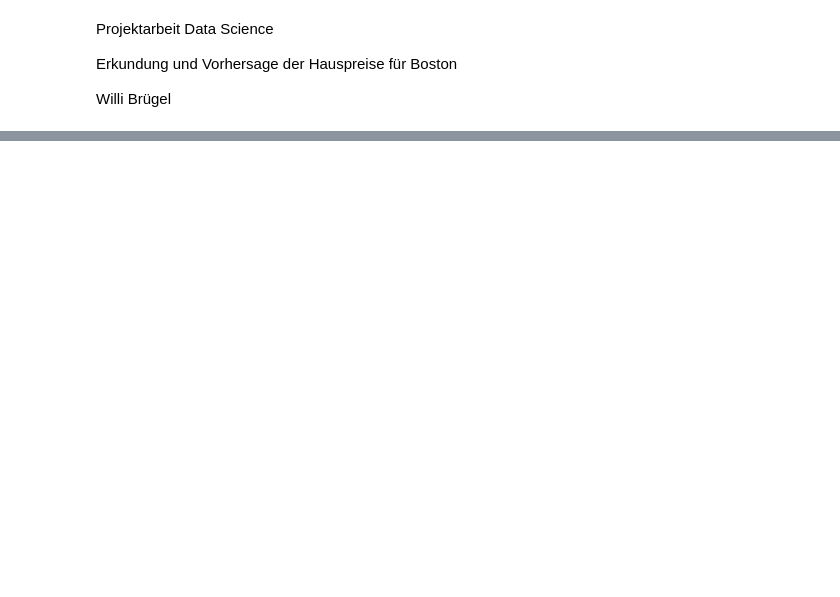
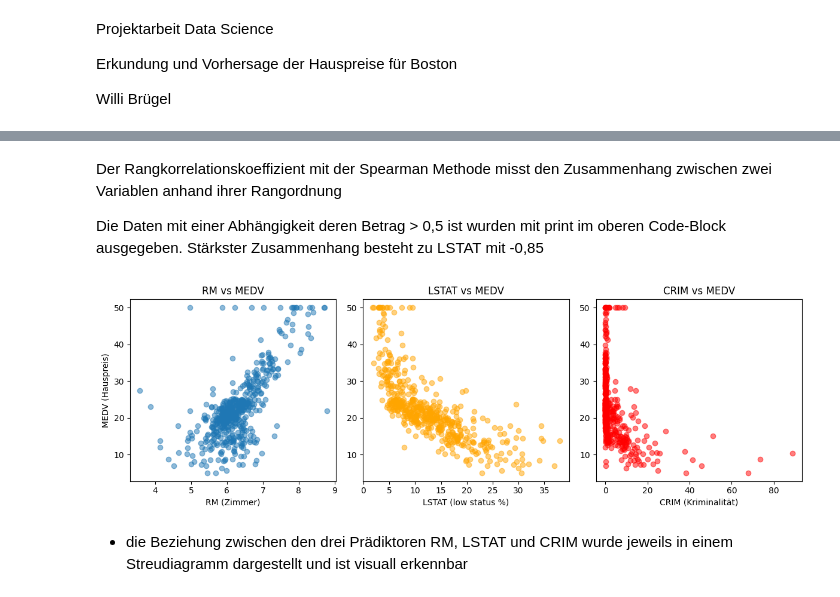
Before and after one commit to wbr179/Projektarbeit_DataScience, a Jupyter notebook: Projektarbeit_DS_Willi_Bruegel_Boston.ipynb, the cells around one changed output, grey strips where cells are left out. Saved outputs shown, nothing was run; the diff lists cells and outputs as text; code cells hidden in the pictures; blank space fills up the shorter version.

```diff
--- a/Projektarbeit_DS_Willi_Bruegel_Boston.ipynb
+++ b/Projektarbeit_DS_Willi_Bruegel_Boston.ipynb
@@ -124,0 +191,39 @@ MEDV      50.0000
+# %% [markdown]
+Der Rangkorrelationskoeffizient mit der Spearman Methode misst den Zusammenhang zwischen zwei Variablen anhand ihrer Rangordnung
+
+Die Daten mit einer Abhängigkeit deren Betrag > 0,5 ist wurden mit print im oberen Code-Block ausgegeben.
+Stärkster Zusammenhang besteht zu LSTAT mit -0,85
+# %%
+# ----------------------------------------
+# 1d) Streudiagramm:
+# - Beziehung zwischen RM, LSTAT und CRIM
+# ----------------------------------------
+import matplotlib.pyplot as plt
+
+plt.figure(figsize=(12, 4))
+
+# RM vs MEDV
+plt.subplot(1, 3, 1)
+plt.scatter(df["RM"], df["MEDV"], alpha=0.5)
+plt.xlabel("RM (Zimmer)")
+plt.ylabel("MEDV (Hauspreis)")
+plt.title("RM vs MEDV")
+
+# LSTAT vs MEDV
+plt.subplot(1, 3, 2)
+plt.scatter(df["LSTAT"], df["MEDV"], alpha=0.5, color="orange")
+plt.xlabel("LSTAT (low status %)")
+plt.title("LSTAT vs MEDV")
+
+# CRIM vs MEDV
+plt.subplot(1, 3, 3)
+plt.scatter(df["CRIM"], df["MEDV"], alpha=0.5, color="red")
+plt.xlabel("CRIM (Kriminalität)")
+plt.title("CRIM vs MEDV")
+
+plt.tight_layout()
+plt.show()
+# %% [output]
+[figure, added]
+# %% [markdown]
+- die Beziehung zwischen den drei Prädiktoren RM, LSTAT und CRIM wurde jeweils in einem Streudiagramm dargestellt und ist visuall erkennbar
```
Also changed, not shown: parts of 18 cells of this notebook.
